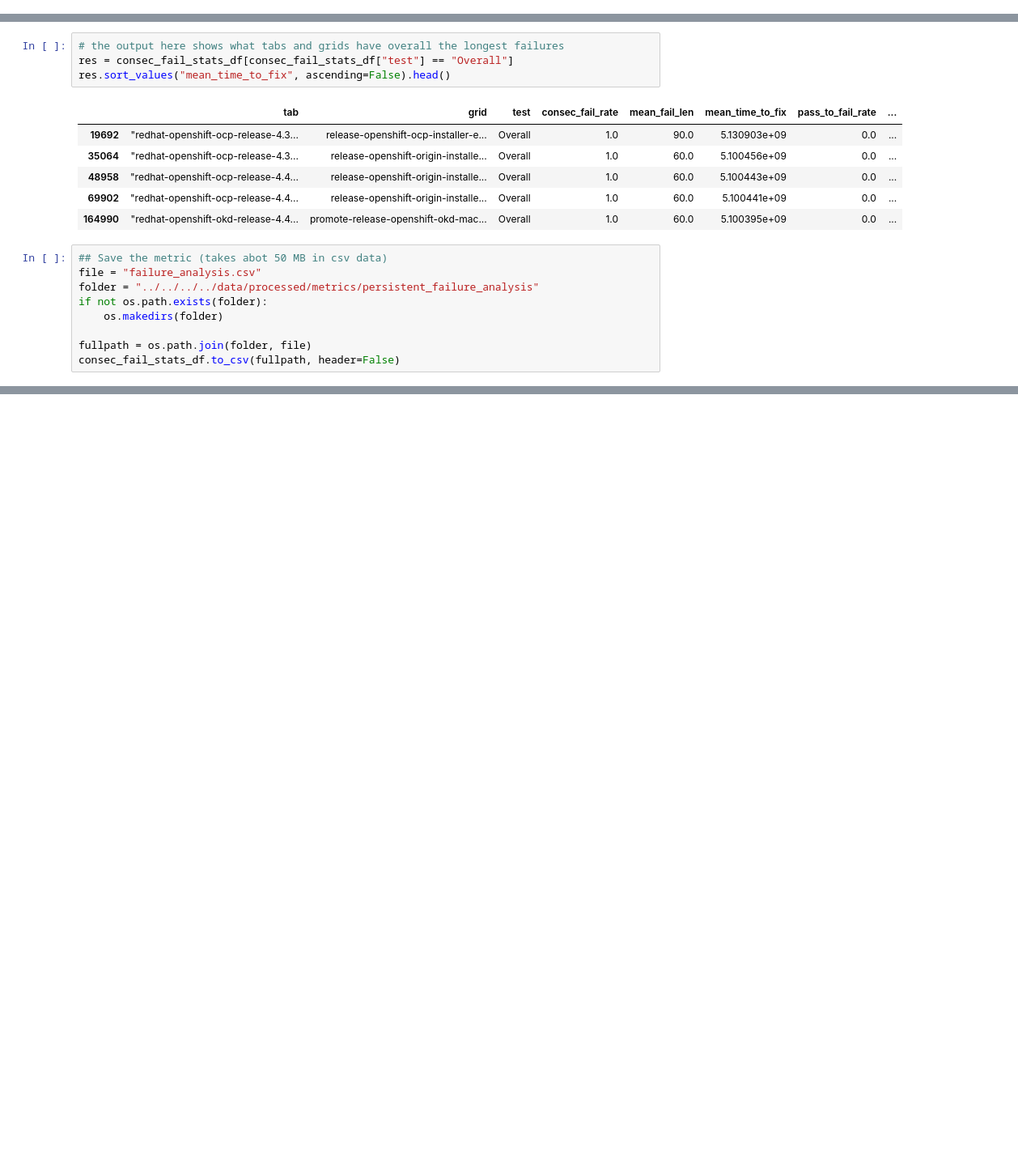
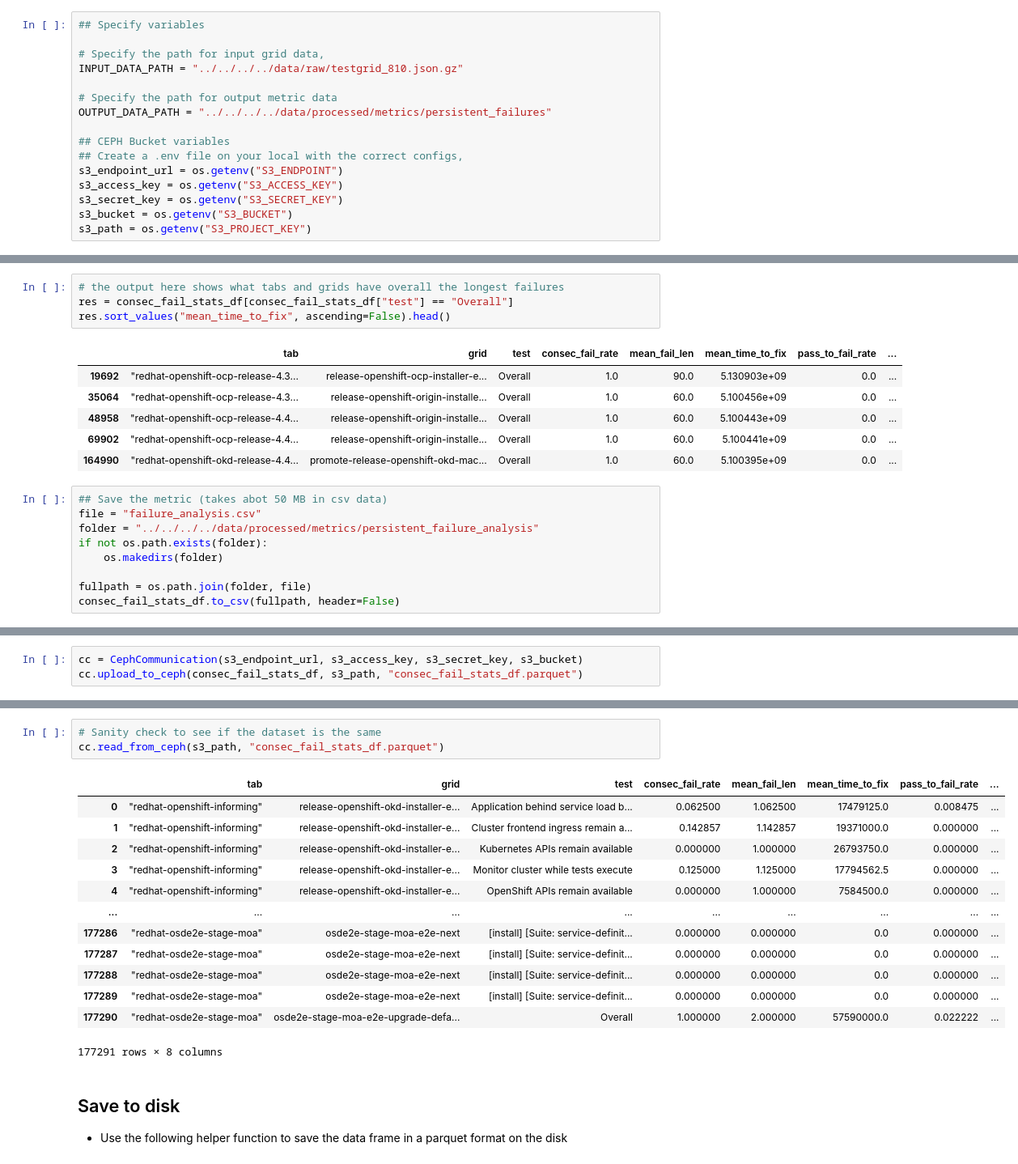
Before and after one commit to aicoe-aiops/ocp-ci-analysis, a Jupyter notebook: notebooks/data-sources/TestGrid/metrics/persistent_failures_analysis.ipynb, the cells around one changed output, grey strips where cells are left out. Shown at 81% size. Cells and saved outputs as stored; diff of their text form; blank space fills up the shorter version.

Commit message:
update persistent_failures_analysis to match template (#201)

```diff
--- a/notebooks/data-sources/TestGrid/metrics/persistent_failures_analysis.ipynb
+++ b/notebooks/data-sources/TestGrid/metrics/persistent_failures_analysis.ipynb
@@ -18 +23,17 @@ import os
+# %%
+## Specify variables
+
+# Specify the path for input grid data,
+INPUT_DATA_PATH = "../../../../data/raw/testgrid_810.json.gz"
+
+# Specify the path for output metric data
+OUTPUT_DATA_PATH = "../../../../data/processed/metrics/persistent_failures"
+
+## CEPH Bucket variables
+## Create a .env file on your local with the correct configs,
+s3_endpoint_url = os.getenv("S3_ENDPOINT")
+s3_access_key = os.getenv("S3_ACCESS_KEY")
+s3_secret_key = os.getenv("S3_SECRET_KEY")
+s3_bucket = os.getenv("S3_BUCKET")
+s3_path = os.getenv("S3_PROJECT_KEY")
 # %%
@@ -233,0 +262,3 @@ consec_fail_stats_df.to_csv(fullpath, header=False)
+# %%
+cc = CephCommunication(s3_endpoint_url, s3_access_key, s3_secret_key, s3_bucket)
+cc.upload_to_ceph(consec_fail_stats_df, s3_path, "consec_fail_stats_df.parquet")
@@ -233,0 +282,20 @@ consec_fail_stats_df.to_csv(fullpath, header=False)
+# %%
+# Sanity check to see if the dataset is the same
+cc.read_from_ceph(s3_path, "consec_fail_stats_df.parquet")
+# %% [output]
+|  | tab | grid | test | consec_fail_rate | mean_fail_len | mean_time_to_fix | pass_to_fail_rate | ... |
+| 0 | "redhat-openshift-informing" | release-openshift-okd-installer-e... | Application behind service load b... | 0.062500 | 1.062500 | 17479125.0 | 0.008475 | ... |
+| 1 | "redhat-openshift-informing" | release-openshift-okd-installer-e... | Cluster frontend ingress remain a... | 0.142857 | 1.142857 | 19371000.0 | 0.000000 | ... |
+| 2 | "redhat-openshift-informing" | release-openshift-okd-installer-e... | Kubernetes APIs remain available | 0.000000 | 1.000000 | 26793750.0 | 0.000000 | ... |
+| 3 | "redhat-openshift-informing" | release-openshift-okd-installer-e... | Monitor cluster while tests execute | 0.125000 | 1.125000 | 17794562.5 | 0.000000 | ... |
+| 4 | "redhat-openshift-informing" | release-openshift-okd-installer-e... | OpenShift APIs remain available | 0.000000 | 1.000000 | 7584500.0 | 0.000000 | ... |
+| ... | ... | ... | ... | ... | ... | ... | ... | ... |
+| 177286 | "redhat-osde2e-stage-moa" | osde2e-stage-moa-e2e-next | [install] [Suite: service-definit... | 0.000000 | 0.000000 | 0.0 | 0.000000 | ... |
+| 177287 | "redhat-osde2e-stage-moa" | osde2e-stage-moa-e2e-next | [install] [Suite: service-definit... | 0.000000 | 0.000000 | 0.0 | 0.000000 | ... |
+| 177288 | "redhat-osde2e-stage-moa" | osde2e-stage-moa-e2e-next | [install] [Suite: service-definit... | 0.000000 | 0.000000 | 0.0 | 0.000000 | ... |
+| 177289 | "redhat-osde2e-stage-moa" | osde2e-stage-moa-e2e-next | [install] [Suite: service-definit... | 0.000000 | 0.000000 | 0.0 | 0.000000 | ... |
+| 177290 | "redhat-osde2e-stage-moa" | osde2e-stage-moa-e2e-upgrade-defa... | Overall | 1.000000 | 2.000000 | 57590000.0 | 0.022222 | ... |
+177291 rows × 8 columns
+# %% [markdown]
+## Save to disk
+* Use the following helper function to save the data frame in a parquet format on the disk
```
Also changed, not shown: parts of 9 cells of this notebook.
